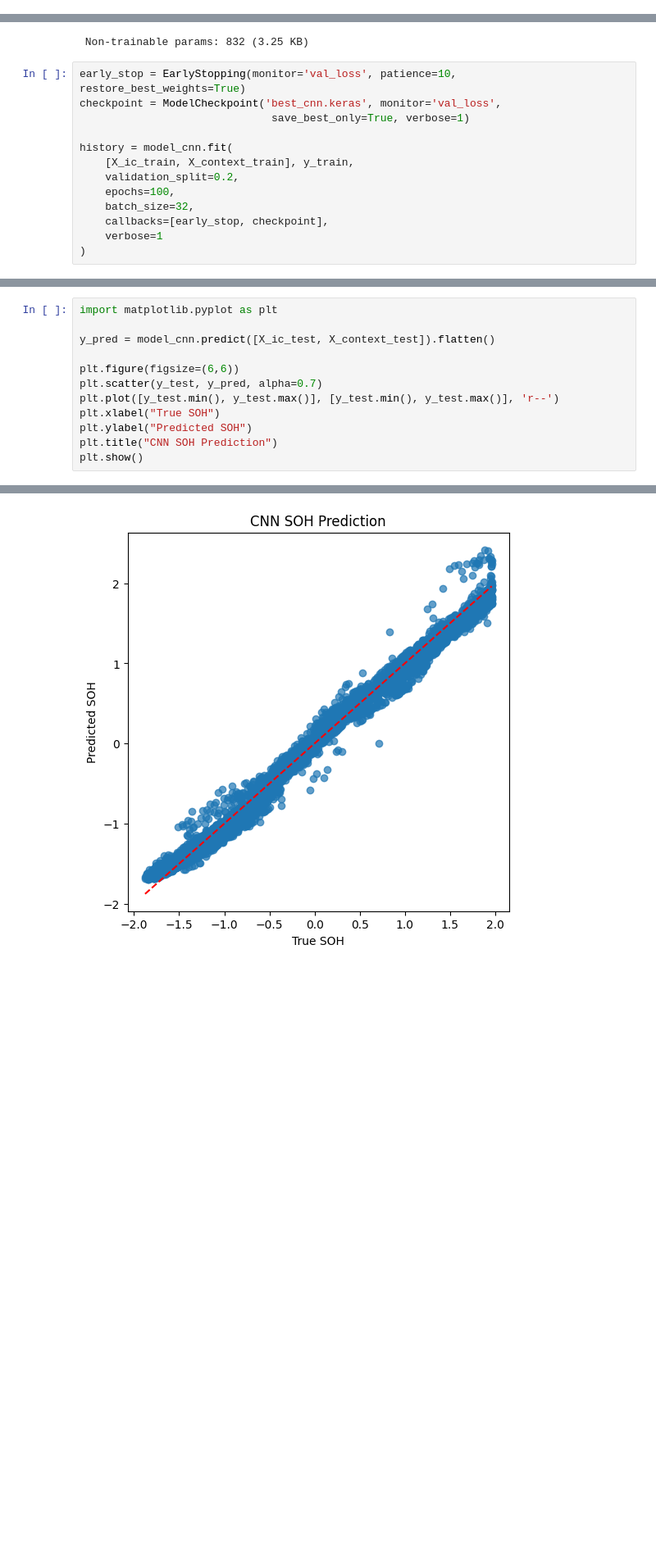
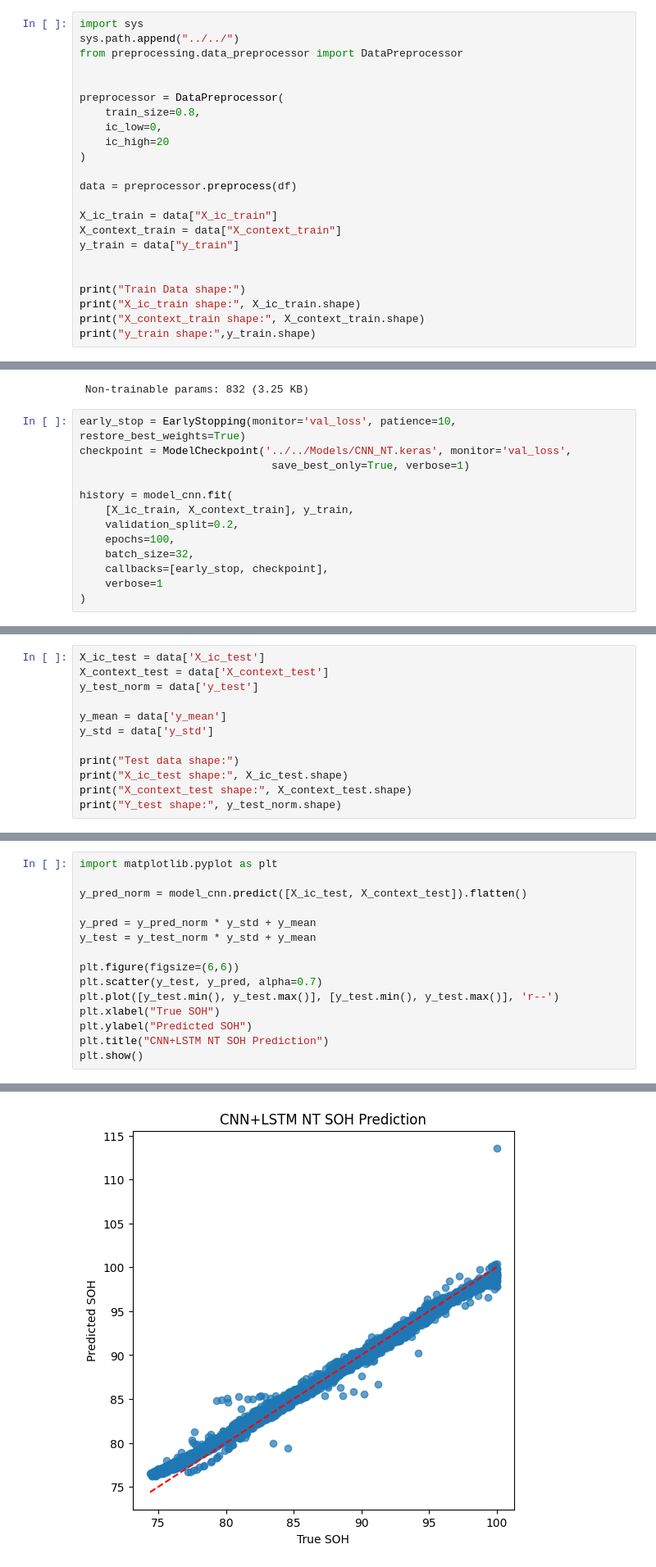
Before and after one commit to Mangalasridharan/robust-soh-estimation, a Jupyter notebook: Notebooks/Normal Training/CNN.ipynb, the cells around one changed output, grey strips where cells are left out. Shown at 82% size. Saved outputs shown, nothing was run; the diff lists cells and outputs as text; blank space fills up the shorter version.

Commit message:
Implementd CNN model in Normal Training

```diff
--- a/Notebooks/Normal Training/CNN.ipynb
+++ b/Notebooks/Normal Training/CNN.ipynb
@@ -110,0 +28,23 @@ Target: (18115,)
+# %%
+import sys
+sys.path.append("../../")
+from preprocessing.data_preprocessor import DataPreprocessor
+
+
+preprocessor = DataPreprocessor(
+    train_size=0.8,
+    ic_low=0,
+    ic_high=20
+)
+
+data = preprocessor.preprocess(df)
+
+X_ic_train = data["X_ic_train"]
+X_context_train = data["X_context_train"]
+y_train = data["y_train"]
+
+
+print("Train Data shape:")
+print("X_ic_train shape:", X_ic_train.shape)
+print("X_context_train shape:", X_context_train.shape)
+print("y_train shape:",y_train.shape)
@@ -178,7 +123,7 @@ Model: "functional"
  Non-trainable params: 832 (3.25 KB)
 # %%
 early_stop = EarlyStopping(monitor='val_loss', patience=10, restore_best_weights=True)
-checkpoint = ModelCheckpoint('best_cnn.keras', monitor='val_loss',
+checkpoint = ModelCheckpoint('../../Models/CNN_NT.keras', monitor='val_loss',
                               save_best_only=True, verbose=1)
 
 history = model_cnn.fit(
@@ -245,0 +179,12 @@ Test MAE (original SOH units): 0.6287
+# %%
+X_ic_test = data['X_ic_test']
+X_context_test = data['X_context_test']
+y_test_norm = data['y_test']
+
+y_mean = data['y_mean']
+y_std = data['y_std']
+
+print("Test data shape:")
+print("X_ic_test shape:", X_ic_test.shape)
+print("X_context_test shape:", X_context_test.shape)
+print("Y_test shape:", y_test_norm.shape)
@@ -246,15 +196,18 @@ Test MAE (original SOH units): 0.6287
 # %%
 import matplotlib.pyplot as plt
 
-y_pred = model_cnn.predict([X_ic_test, X_context_test]).flatten()
+y_pred_norm = model_cnn.predict([X_ic_test, X_context_test]).flatten()
+
+y_pred = y_pred_norm * y_std + y_mean
+y_test = y_test_norm * y_std + y_mean
 
 plt.figure(figsize=(6,6))
 plt.scatter(y_test, y_pred, alpha=0.7)
 plt.plot([y_test.min(), y_test.max()], [y_test.min(), y_test.max()], 'r--')
 plt.xlabel("True SOH")
 plt.ylabel("Predicted SOH")
-plt.title("CNN SOH Prediction")
+plt.title("CNN+LSTM NT SOH Prediction")
 plt.show()
 # %% [output]
 142/142 ━━━━━━━━━━━━━━━━━━━━ 1s 4ms/step
-[figure, old version]
+[figure, new version]
```
Also changed, not shown: parts of 20 cells of this notebook.
